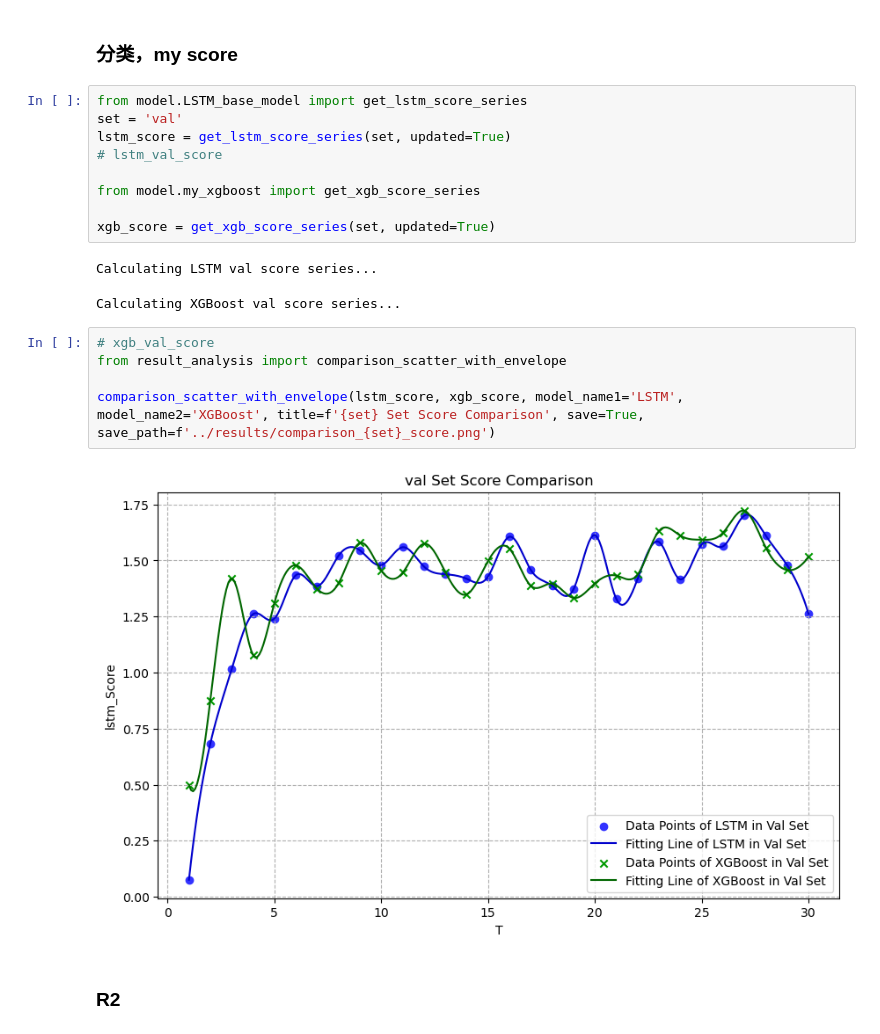
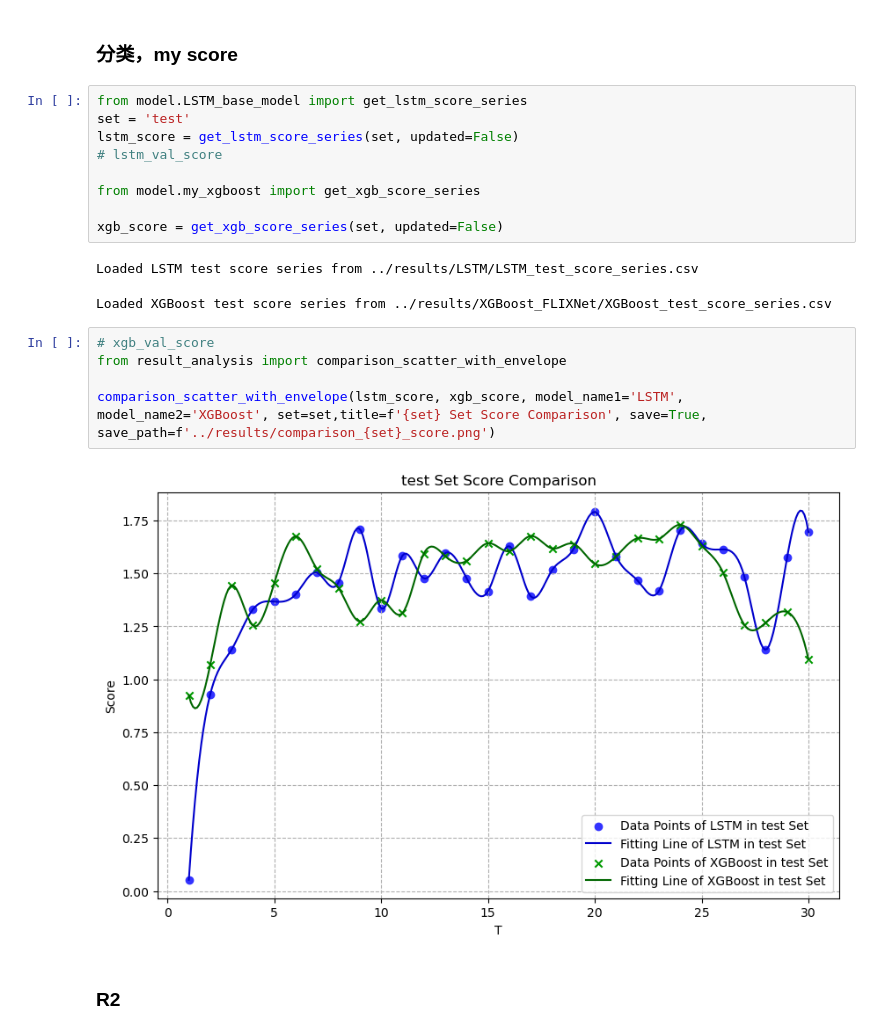
Before and after one commit to Monsoon007/LSTM-XGBOOST, a Jupyter notebook: results/result_analysis.ipynb, the cells around one changed output. Drawn from its saved outputs; the diff is of its cells as text.

```diff
--- a/results/result_analysis.ipynb
+++ b/results/result_analysis.ipynb
@@ -1510,23 +1510,23 @@ weighted avg       0.60      0.63      0.61       378
 ### 分类，my score
 # %%
 from model.LSTM_base_model import get_lstm_score_series
-set = 'val'
-lstm_score = get_lstm_score_series(set, updated=True)
+set = 'test'
+lstm_score = get_lstm_score_series(set, updated=False)
 # lstm_val_score
 
 from model.my_xgboost import get_xgb_score_series
 
-xgb_score = get_xgb_score_series(set, updated=True)
+xgb_score = get_xgb_score_series(set, updated=False)
 # %% [output]
-Calculating LSTM val score series...
+Loaded LSTM test score series from ../results/LSTM/LSTM_test_score_series.csv
-Calculating XGBoost val score series...
+Loaded XGBoost test score series from ../results/XGBoost_FLIXNet/XGBoost_test_score_series.csv
 # %%
 # xgb_val_score
 from result_analysis import comparison_scatter_with_envelope
 
-comparison_scatter_with_envelope(lstm_score, xgb_score, model_name1='LSTM', model_name2='XGBoost', title=f'{set} Set Score Comparison', save=True, save_path=f'../results/comparison_{set}_score.png')
+comparison_scatter_with_envelope(lstm_score, xgb_score, model_name1='LSTM', model_name2='XGBoost', set=set,title=f'{set} Set Score Comparison', save=True, save_path=f'../results/comparison_{set}_score.png')
 # %% [output]
-[figure, old version]
+[figure, new version]
 # %% [markdown]
 ### R2
 # %%
```
Also changed, not shown: 5 other files.
